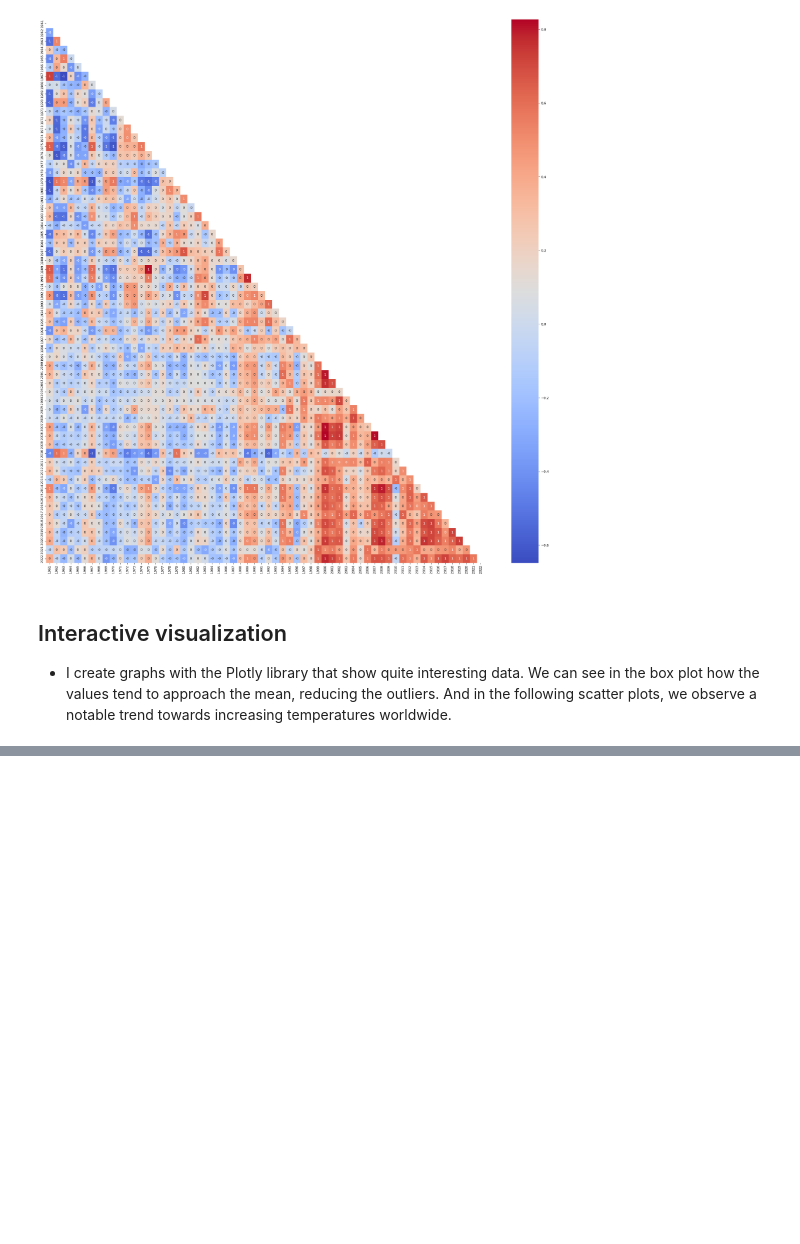
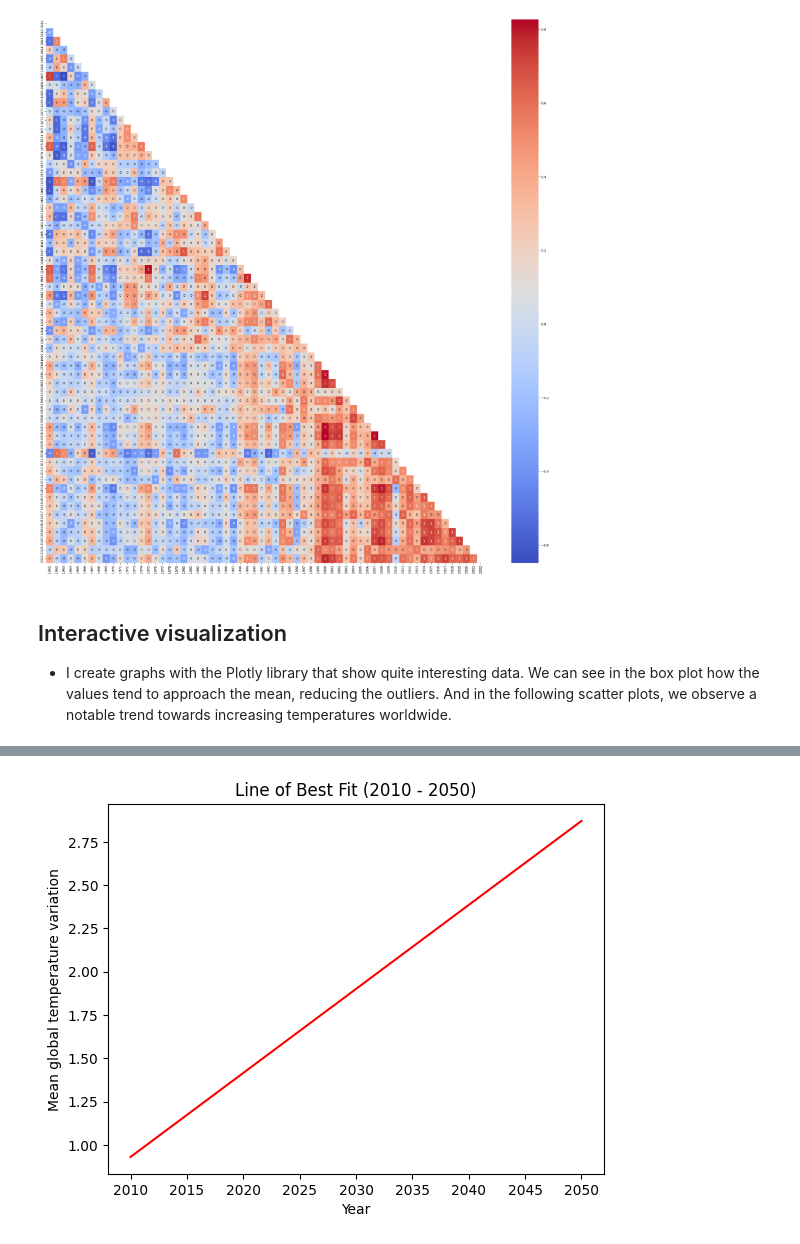
Before and after one commit to PetrongariYanina/ClimateChangeExplorer, a Jupyter notebook: ClimateChangeExplorer.ipynb, the cells around one changed output, grey strips where cells are left out. Cells and saved outputs as stored; diff of their text form; code cells hidden in the pictures; blank space fills up the shorter version.

```diff
--- a/ClimateChangeExplorer.ipynb
+++ b/ClimateChangeExplorer.ipynb
@@ -324,0 +383,12 @@ fig.show()
+# %%
+recent_years_data = df_means[df_means['year'] >= 2010]
+slope_recent, intercept_recent, _, _, _ = linregress(recent_years_data['year'], recent_years_data['mean_world'])
+x_range_recent = np.arange(2010, 2051)
+y_values_recent = slope_recent * x_range_recent + intercept_recent
+plt.plot(x_range_recent, y_values_recent, color='red', label='Line of Best Fit (2010 - Recent)')
+plt.title('Line of Best Fit (2010 - 2050)')
+plt.xlabel('Year')
+plt.ylabel('Mean global temperature variation')
+plt.show()
+# %% [output]
+[figure, added]
```
Also changed, not shown: parts of 47 cells of this notebook.
